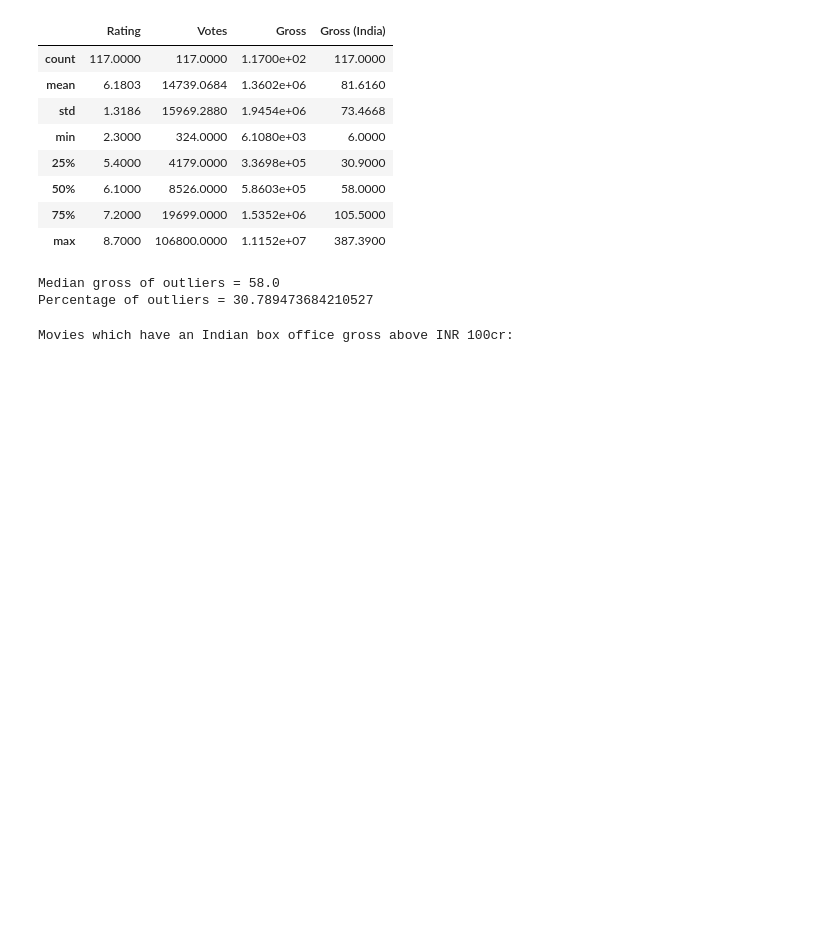
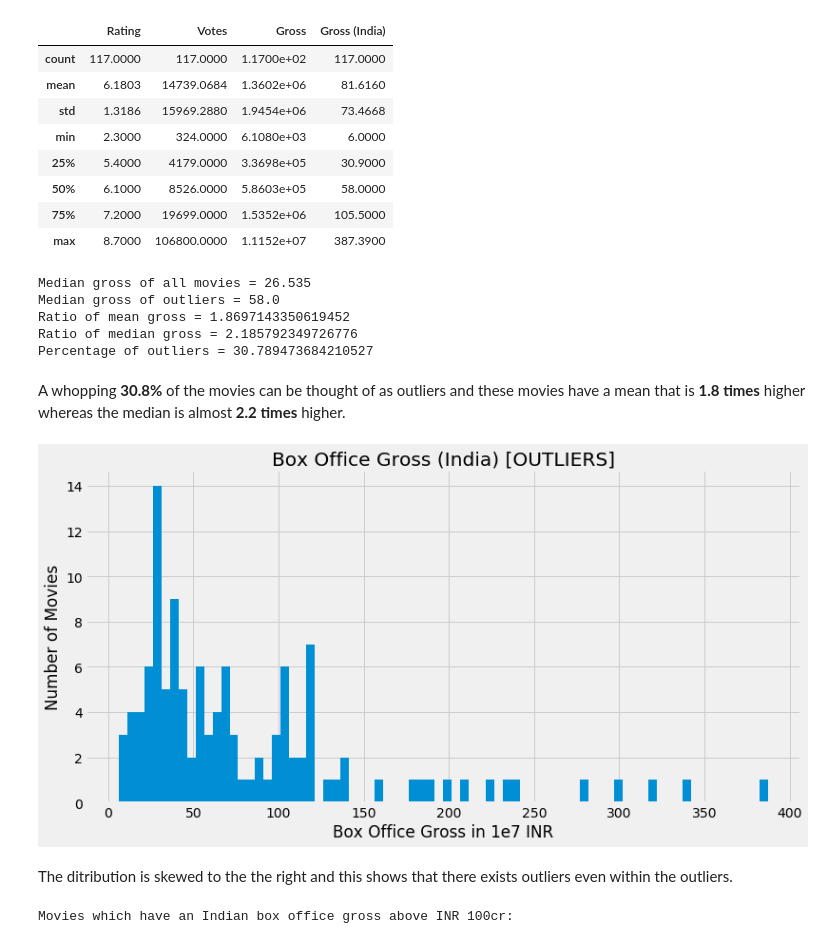
Before and after one commit to ramiz-rahman/data_analysis_of_indian_movies, a Jupyter notebook: A Statistical Analysis of Indian Movies .ipynb, the cells around one changed output. Cells and saved outputs as stored; diff of their text form; code cells hidden in the pictures; blank space fills up the shorter version.

```diff
--- a/A Statistical Analysis of Indian Movies .ipynb
+++ b/A Statistical Analysis of Indian Movies .ipynb
@@ -306,9 +357,29 @@ outliers.describe()
 | 75% | 7.2000 | 19699.0000 | 1.5352e+06 | 105.5000 |
 | max | 8.7000 | 106800.0000 | 1.1152e+07 | 387.3900 |
 # %%
+# Comparison of all movies versus outliers
+print("Median gross of all movies = {}".format(movies_with_gross_india['Gross (India)'].median()))
 print("Median gross of outliers = {}".format(outliers['Gross (India)'].median()))
+print("Ratio of mean gross = {}".format(outliers['Gross (India)'].mean()/movies_with_gross_india['Gross (India)'].mean()))
+print("Ratio of median gross = {}".format(outliers['Gross (India)'].median()/movies_with_gross_india['Gross (India)'].median()))
 print("Percentage of outliers = {}".format(outliers['Title'].count()/movies_with_gross_india['Title'].count() * 100))
 # %% [output]
+Median gross of all movies = 26.535
 Median gross of outliers = 58.0
+Ratio of mean gross = 1.8697143350619452
+Ratio of median gross = 2.185792349726776
 Percentage of outliers = 30.789473684210527
+# %% [markdown]
+A whopping **30.8%** of the movies can be thought of as outliers and these movies have a mean that is **1.8 times** higher whereas the median is almost **2.2 times** higher.
+# %%
+# Plot a histogram of Indian gross (Outliers)
+plt.hist(outliers['Gross (India)'].sort_values(), bins=76)
+plt.title("Box Office Gross (India) [OUTLIERS]")
+plt.xlabel("Box Office Gross in 1e7 INR")
+plt.ylabel("Number of Movies")
+plt.show()
+# %% [output]
+[figure, added]
+# %% [markdown]
+The ditribution is skewed to the the right and this shows that there exists outliers even within the outliers.
 # %%
```
Also changed, not shown: parts of 93 cells of this notebook.
